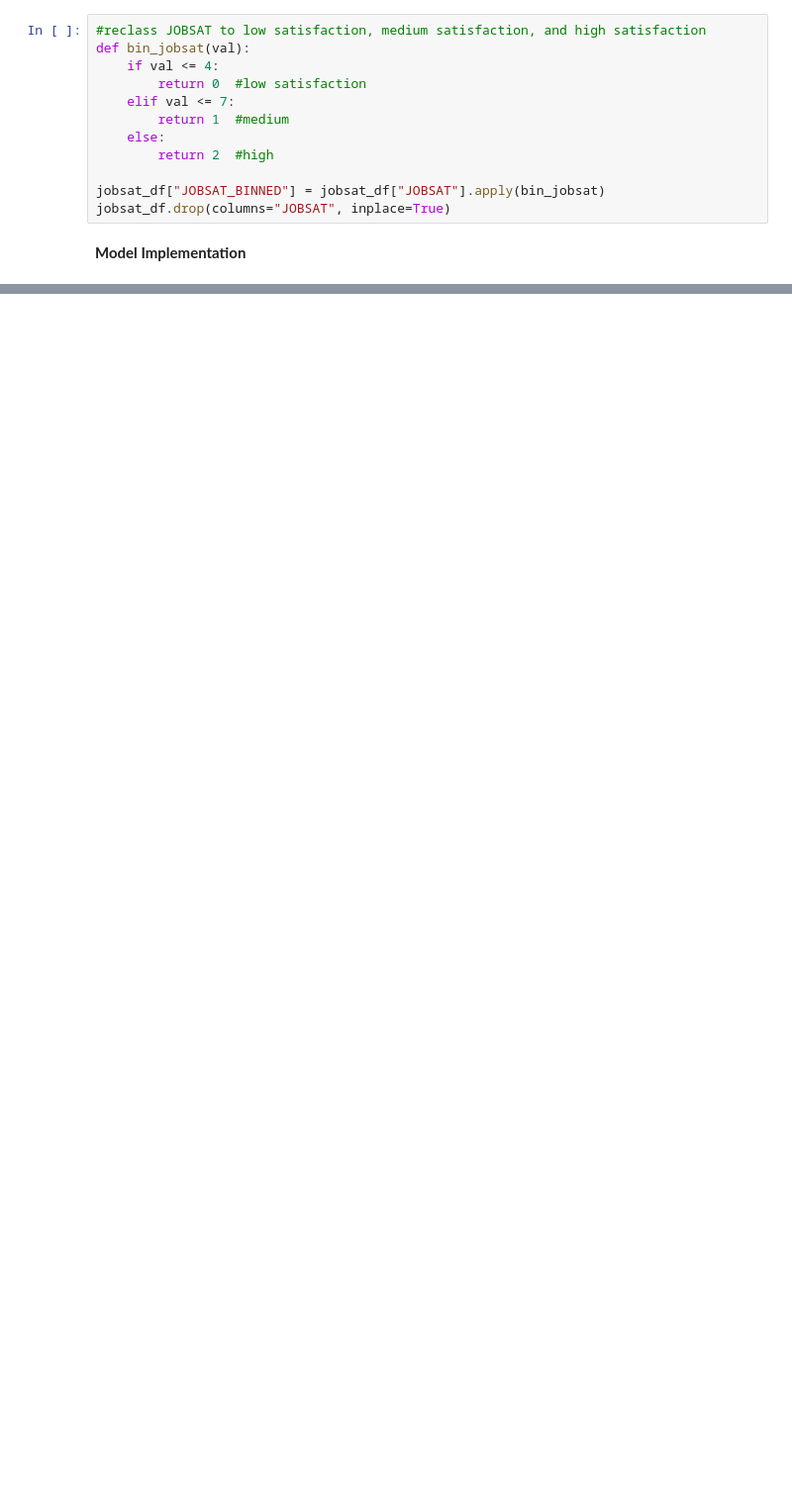
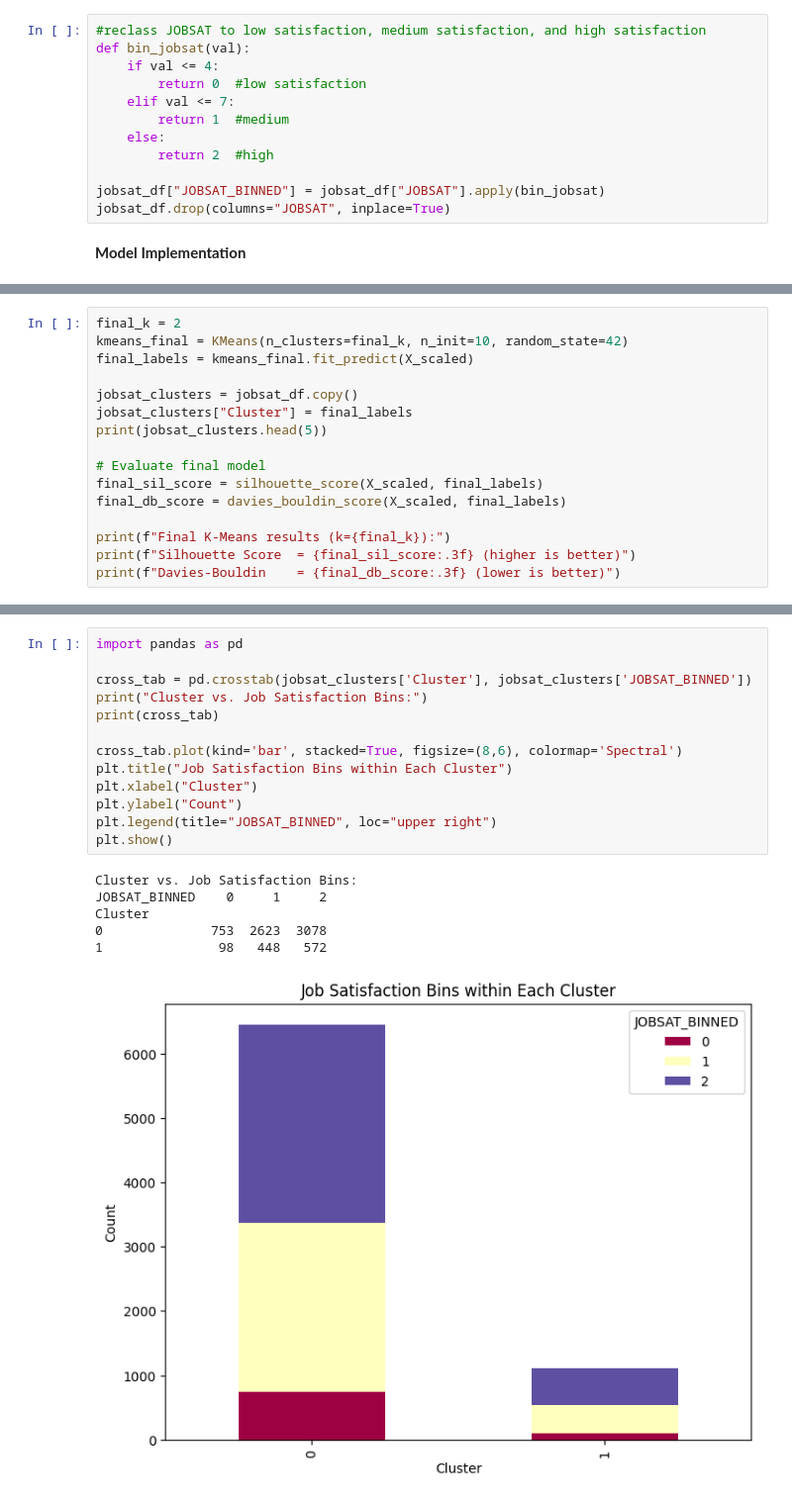
Before and after one commit to adni8025/Stack-Overflow-Developer-Survey-Data-Mining, a Jupyter notebook: restructuredFile.ipynb, the cells around one changed output, grey strips where cells are left out. Shown at 99% size. Cells and saved outputs as stored; diff of their text form; blank space fills up the shorter version.

```diff
--- a/restructuredFile.ipynb
+++ b/restructuredFile.ipynb
@@ -664,0 +670,16 @@ Number of classes: 3
+# %%
+final_k = 2
+kmeans_final = KMeans(n_clusters=final_k, n_init=10, random_state=42)
+final_labels = kmeans_final.fit_predict(X_scaled)
+
+jobsat_clusters = jobsat_df.copy()
+jobsat_clusters["Cluster"] = final_labels
+print(jobsat_clusters.head(5))
+
+# Evaluate final model
+final_sil_score = silhouette_score(X_scaled, final_labels)
+final_db_score = davies_bouldin_score(X_scaled, final_labels)
+
+print(f"Final K-Means results (k={final_k}):")
+print(f"Silhouette Score  = {final_sil_score:.3f} (higher is better)")
+print(f"Davies-Bouldin    = {final_db_score:.3f} (lower is better)")
@@ -664,0 +772,20 @@ Number of classes: 3
+# %%
+import pandas as pd
+
+cross_tab = pd.crosstab(jobsat_clusters['Cluster'], jobsat_clusters['JOBSAT_BINNED'])
+print("Cluster vs. Job Satisfaction Bins:")
+print(cross_tab)
+
+cross_tab.plot(kind='bar', stacked=True, figsize=(8,6), colormap='Spectral')
+plt.title("Job Satisfaction Bins within Each Cluster")
+plt.xlabel("Cluster")
+plt.ylabel("Count")
+plt.legend(title="JOBSAT_BINNED", loc="upper right")
+plt.show()
+# %% [output]
+Cluster vs. Job Satisfaction Bins:
+JOBSAT_BINNED    0     1     2
+Cluster
+0              753  2623  3078
+1               98   448   572
+[figure, added]
```
Also changed, not shown: parts of 20 cells of this notebook.
